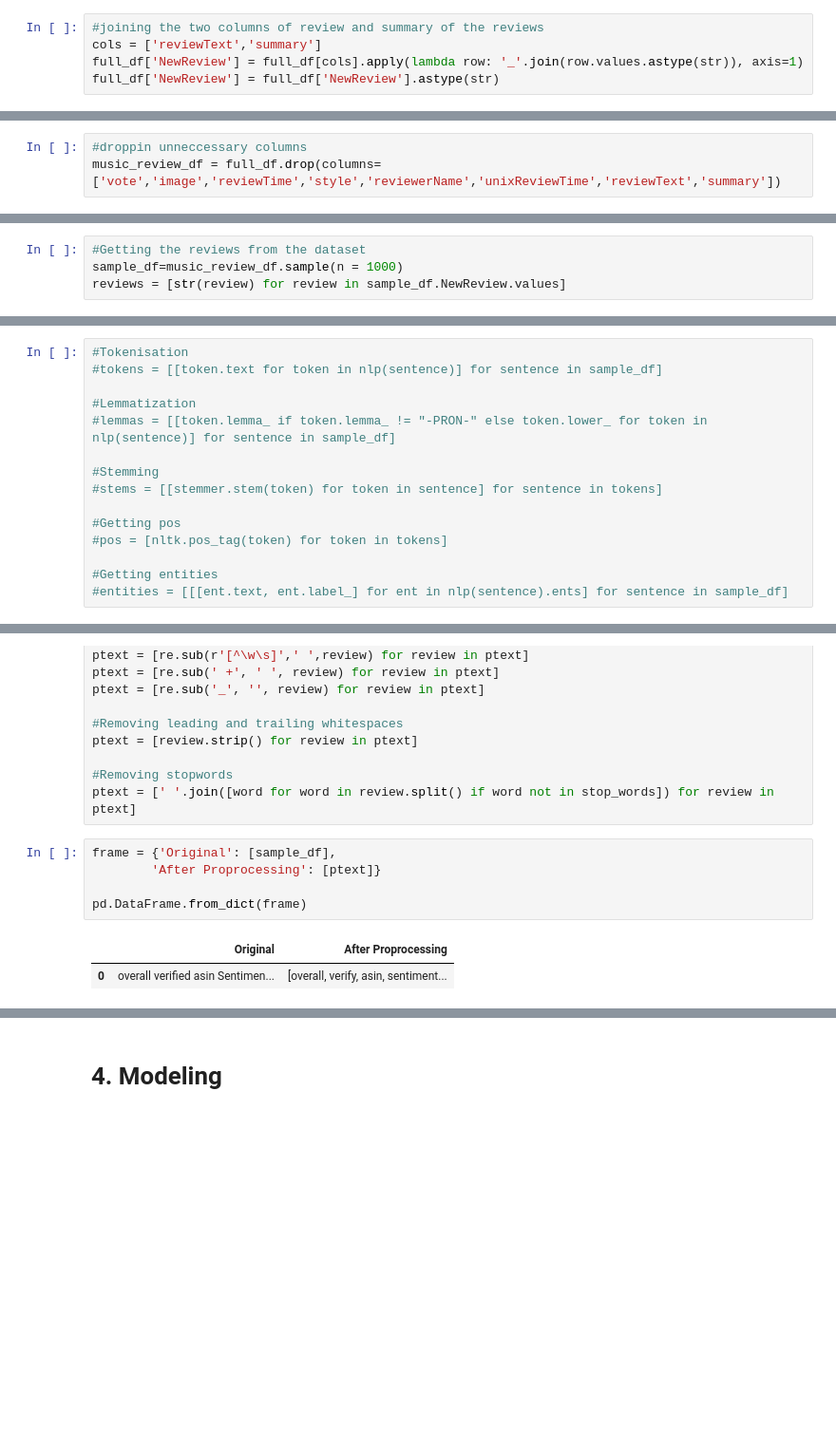
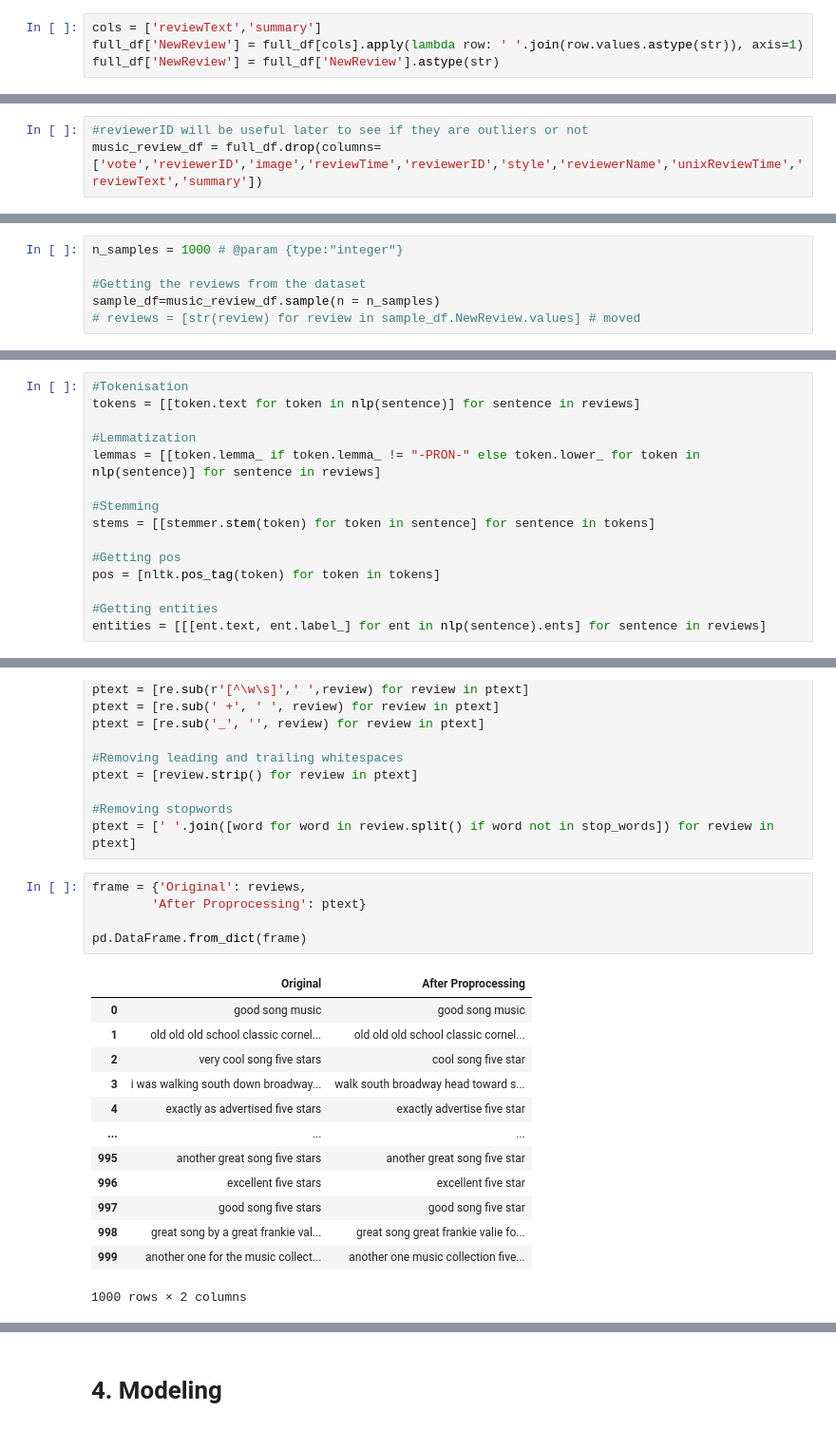
Before and after one commit to shahrzadko/NLPDigitalMusic, a Jupyter notebook: Digital_Music.ipynb, the cells around one changed output, grey strips where cells are left out. Shown at 95% size. Saved outputs shown, nothing was run; the diff lists cells and outputs as text; blank space fills up the shorter version.

```diff
--- a/Digital_Music.ipynb
+++ b/Digital_Music.ipynb
@@ -244,6 +270,5 @@ Name: verified, dtype: int64
 # %%
-#joining the two columns of review and summary of the reviews
 cols = ['reviewText','summary']
-full_df['NewReview'] = full_df[cols].apply(lambda row: '_'.join(row.values.astype(str)), axis=1)
+full_df['NewReview'] = full_df[cols].apply(lambda row: ' '.join(row.values.astype(str)), axis=1)
 full_df['NewReview'] = full_df['NewReview'].astype(str)
 # %%
@@ -312,6 +308,6 @@ full_df.head(2)
 # %%
-#droppin unneccessary columns
-music_review_df = full_df.drop(columns=['vote','image','reviewTime','style','reviewerName','unixReviewTime','reviewText','summary'])
+#reviewerID will be useful later to see if they are outliers or not
+music_review_df = full_df.drop(columns=['vote','reviewerID','image','reviewTime','reviewerID','style','reviewerName','unixReviewTime','reviewText','summary'])
 # %%
 music_review_df.head(2)
 # %% [output]
@@ -336,9 +333,11 @@ memory usage: 5.3+ MB
 # %% [markdown]
 ## sampling
 # %%
+n_samples = 1000 # @param {type:"integer"}
+
 #Getting the reviews from the dataset
-sample_df=music_review_df.sample(n = 1000)
-reviews = [str(review) for review in sample_df.NewReview.values]
+sample_df=music_review_df.sample(n = n_samples)
+# reviews = [str(review) for review in sample_df.NewReview.values] # moved
 # %%
 sample_df.info()
 # %% [output]
@@ -413,17 +405,17 @@ Name: NewReview, Length: 1000, dtype: object
 # %%
 #Tokenisation
-#tokens = [[token.text for token in nlp(sentence)] for sentence in sample_df]
+tokens = [[token.text for token in nlp(sentence)] for sentence in reviews]
 
 #Lemmatization
-#lemmas = [[token.lemma_ if token.lemma_ != "-PRON-" else token.lower_ for token in nlp(sentence)] for sentence in sample_df]
+lemmas = [[token.lemma_ if token.lemma_ != "-PRON-" else token.lower_ for token in nlp(sentence)] for sentence in reviews]
 
 #Stemming
-#stems = [[stemmer.stem(token) for token in sentence] for sentence in tokens]
+stems = [[stemmer.stem(token) for token in sentence] for sentence in tokens]
 
 #Getting pos
-#pos = [nltk.pos_tag(token) for token in tokens]
+pos = [nltk.pos_tag(token) for token in tokens]
 
 #Getting entities
-#entities = [[[ent.text, ent.label_] for ent in nlp(sentence).ents] for sentence in sample_df]
+entities = [[[ent.text, ent.label_] for ent in nlp(sentence).ents] for sentence in reviews]
 # %%
 #Most common people
@@ -454,10 +449,21 @@ ptext = [review.strip() for review in ptext]
 #Removing stopwords
 ptext = [' '.join([word for word in review.split() if word not in stop_words]) for review in ptext]
 # %%
-frame = {'Original': [sample_df],
-        'After Proprocessing': [ptext]}
+frame = {'Original': reviews,
+        'After Proprocessing': ptext}
 
 pd.DataFrame.from_dict(frame)
 # %% [output]
 |  | Original | After Proprocessing |
-| 0 | overall verified asin Sentimen... | [overall, verify, asin, sentiment... |
+| 0 | good song music | good song music |
+| 1 | old old old school classic cornel... | old old old school classic cornel... |
+| 2 | very cool song five stars | cool song five star |
+| 3 | i was walking south down broadway... | walk south broadway head toward s... |
+| 4 | exactly as advertised five stars | exactly advertise five star |
+| ... | ... | ... |
+| 995 | another great song five stars | another great song five star |
+| 996 | excellent five stars | excellent five star |
+| 997 | good song five stars | good song five star |
+| 998 | great song by a great frankie val... | great song great frankie valie fo... |
+| 999 | another one for the music collect... | another one music collection five... |
+1000 rows × 2 columns
```
Also changed, not shown: parts of 56 cells of this notebook.
